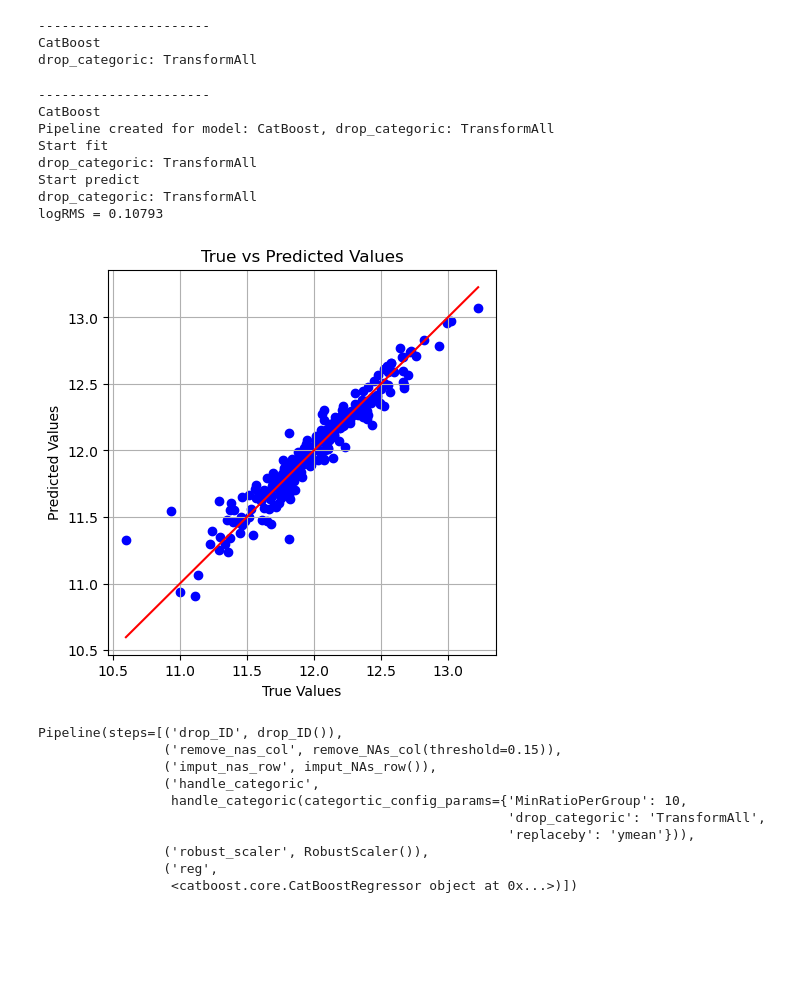
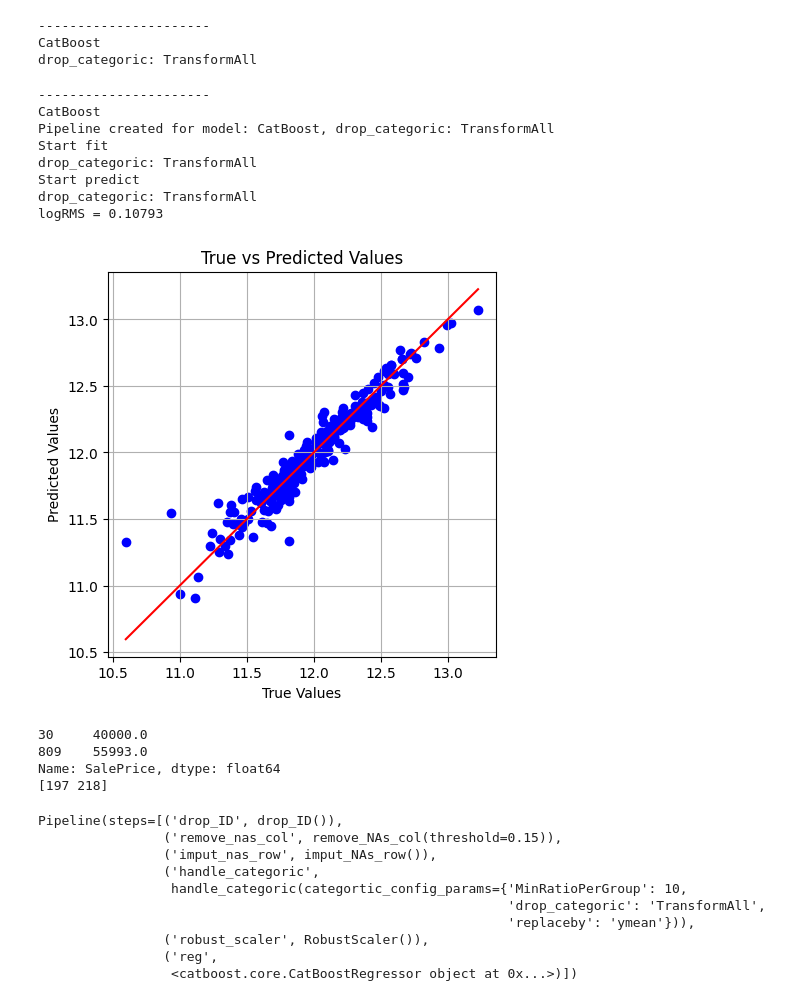
Before and after one commit to talbrend/JET, a Jupyter notebook: Model_JET.ipynb, the cells around one changed output. Saved outputs shown, nothing was run; the diff lists cells and outputs as text; code cells hidden in the pictures; blank space fills up the shorter version.

```diff
--- a/Model_JET.ipynb
+++ b/Model_JET.ipynb
@@ -127,3 +140,5 @@ Full train dataset shape is (1460, 81)
+# %%
+dataset_df['SalePrice'] = np.log(dataset_df['SalePrice'])
 # %%
 numeric_features_df = dataset_df.select_dtypes(include='number')
 numeric_features_df['LotFrontage'] = dataset_df.groupby('Neighborhood')['LotFrontage'].transform(lambda x: x.fillna(x.median()))
@@ -216,12 +247,15 @@ array([ 6.        ,  9.33333333, 19.66666667, 21.33333333, 22.33333333,
 
 indices_to_show = [523, 1298, 30, 88, 462, 632, 1324]
 entries_to_show = dataset_df.loc[indices_to_show]
-#indices_to_throw = [1298, 1182, 1386, 691, 185 ]
-indices_to_throw = combined_df.index.values[:6]
+indices_to_throw = [1298, 1182, 1386, 691, 185, 496 ]
+#indices_to_throw = combined_df.index.values[:6]
 #dataset_df = dataset_df[dataset_df.GrLivArea < 4500]
 dataset_df =  dataset_df.drop(indices_to_throw)
 dataset_df.reset_index(drop=True, inplace=True)
 y = dataset_df['SalePrice'].reset_index(drop=True)
+id_file = testset_df['Id']
+# Assuming 'dataset_df' is your DataFrame
+y = dataset_df['SalePrice']
 X = dataset_df.drop('SalePrice', axis=1)
 # Splitting the dataset into training and testing sets
 X_train, X_validation, y_train, y_validation = train_test_split(X, y, test_size=0.2, random_state=42)
@@ -905,7 +936,7 @@ Config_params = dict()
 Config_params['nan_counts_threshold'] = .15
 Config_params['filter_out_HighNA'] = 1
 Config_params["model"]='CatBoost' #'DecisionTree','CatBoost', CatBoost is the best option
-Config_params["take_log_target"] = 1 # 0,1  . 1 is the best option
+Config_params["take_log_target"] = 0 # 0,1  . 1 is the best option
 Config_params["verbose"]=False # False,True
 Config_params["categortic_config_params"] = categortic_config_params
 # %% [markdown]
@@ -974,37 +1005,39 @@ for model in models:
     for drop_categoric in drop_categoric_options:
             Config_params["model"] = model
             Config_params["drop_categoric"] = drop_categoric
             Config_params["categortic_config_params"] = {**categortic_config_params, "drop_categoric": drop_categoric}
             pipeline = create_pipeline(Config_params)
             print(f"Pipeline created for model: {model}, drop_categoric: {drop_categoric}")
             # Add your code here to train the pipeline or to print further details
 
-            new_y = terget_manipulation(y_train,take_log_target=Config_params['take_log_target'])
+            #new_y = terget_manipulation(y_train,take_log_target=Config_params['take_log_target'])
 
             print('Start fit')
-            pipeline.fit(X_train,new_y)
+            pipeline.fit(X_train,y_train)
             print('Start predict')
             y_pred = pipeline.predict(X_validation)
 
-            y_pred = terget_manipulation(y_pred,take_log_target=-1*Config_params['take_log_target'],verbose=Config_params["verbose"])
+            #y_pred = terget_manipulation(y_pred,take_log_target=-1*Config_params['take_log_target'],verbose=Config_params["verbose"])
             # check errors
             #mask = (np.log(y_validation) > 11) & (np.log(y_validation) < 13)
-            mask = np.log(y_validation) > 0
-            rms_log = np.sqrt(mean_squared_error(np.log(y_validation[mask]), np.log(y_pred[mask])))
+            #mask = np.log(y_validation) > 0
+            mask = y_validation > 0
+            rms_log = np.sqrt(mean_squared_error(y_validation[mask], y_pred[mask]))
             print(f"logRMS = {rms_log:.5f}")
             pipelines[i] = pipeline
             i=i+1
-            plot_perd(np.log(y_validation), np.log(y_pred),True)
+            plot_perd(y_validation, y_pred,True)
 
 
 if 0: print('\n'.join(f"{col}: {title}" for col, title in Config_params.items()))
+values,index = (y_validation<=11)
 # %% [output]
 ----------------------
 CatBoost
 Pipeline created for model: CatBoost, drop_categoric: TransformAll
 Start fit
 drop_categoric: TransformAll
 Start predict
 drop_categoric: TransformAll
 logRMS = 0.10793
-[figure, old version]
+[figure, new version]
@@ -1015,3 +1044,13 @@ logRMS = 0.10793
+# %%
+values = y_validation[y_validation <= 11]
+index = np.where(y_validation <= 11)[0]
+print(np.exp(values))
+print(index)
+# %% [output]
+30     40000.0
+809    55993.0
+Name: SalePrice, dtype: float64
+[197 218]
 # %%
 pipelines[0]
 # %% [output]
```
Also changed, not shown: parts of 18 cells of this notebook.
